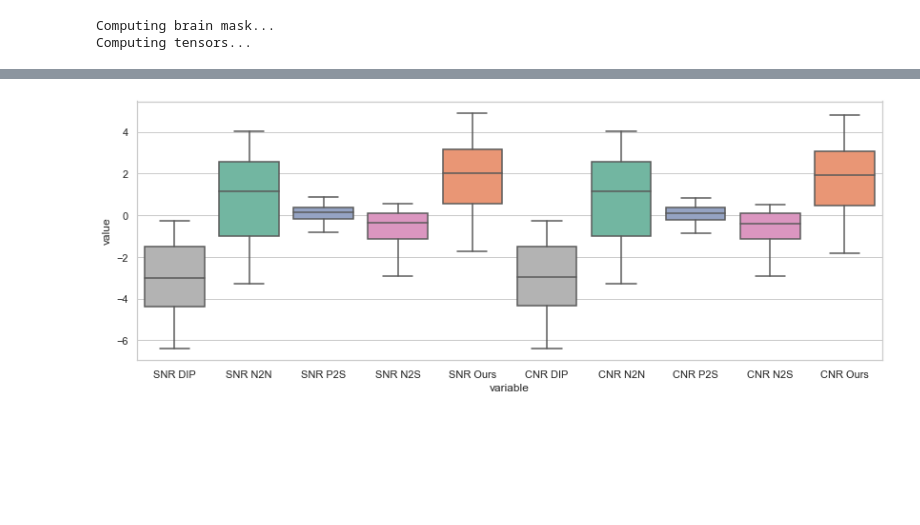
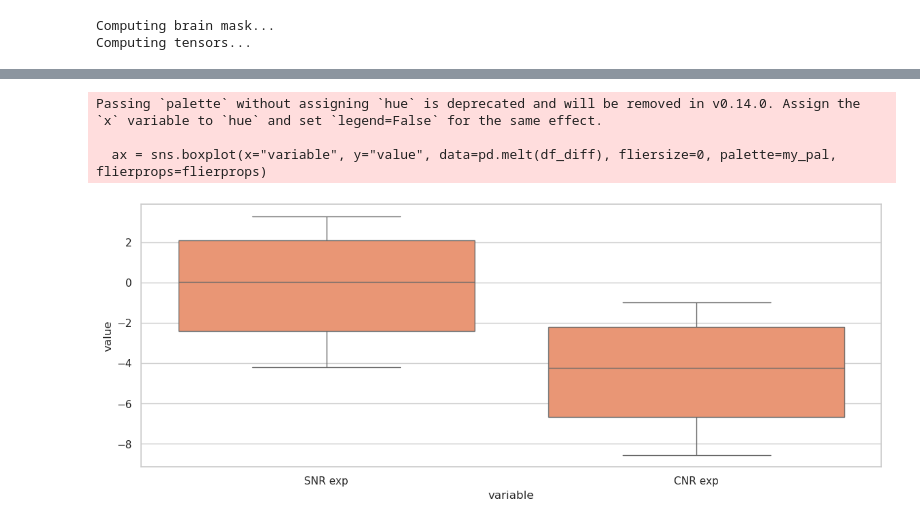
Before and after one commit to xiaoran007/DDM2, a Jupyter notebook: quantitative_metrics.ipynb, the cells around one changed output, grey strips where cells are left out. Drawn from its saved outputs; the diff is of its cells as text; code cells hidden in the pictures; blank space fills up the shorter version.

```diff
--- a/quantitative_metrics.ipynb
+++ b/quantitative_metrics.ipynb
@@ -198,29 +180,43 @@ our [CNR delta] mean: 1.7486 std: 1.6949 best: 4.8205 worst: -1.8113
 # %%
 %matplotlib inline
 import scipy.stats as stats
 import pandas as pd
 
-df_diff = pd.DataFrame({'SNR DIP':SNRs['dip'],
-                        'SNR N2N':SNRs['n2n'],
-                        'SNR P2S':SNRs['p2s'],
-                        'SNR N2S':SNRs['n2s'],
-                        'SNR Ours': SNRs['our'],
-                        'CNR DIP':CNRs['dip'],
-                        'CNR N2N':CNRs['n2n'],
-                        'CNR P2S':CNRs['p2s'],
-                        'CNR N2S':CNRs['n2s'],
-                        'CNR Ours': CNRs['our']})
+# df_diff = pd.DataFrame({'SNR DIP':SNRs['dip'],
+#                         'SNR N2N':SNRs['n2n'],
+#                         'SNR P2S':SNRs['p2s'],
+#                         'SNR N2S':SNRs['n2s'],
+#                         'SNR Ours': SNRs['our'],
+#                         'CNR DIP':CNRs['dip'],
+#                         'CNR N2N':CNRs['n2n'],
+#                         'CNR P2S':CNRs['p2s'],
+#                         'CNR N2S':CNRs['n2s'],
+#                         'CNR Ours': CNRs['our']})
+
+df_diff = pd.DataFrame({
+                        'SNR exp': SNRs['exp'],
+                        'CNR exp': CNRs['exp']})
 
 import seaborn as sns
 sns.set(rc={'figure.figsize':(14,5)})
 sns.set(style="whitegrid")
 set2 = sns.color_palette('Set2')
-my_pal = {"SNR DIP": set2[-1], "SNR N2N": set2[0], "SNR P2S": set2[2], "SNR N2S": set2[3], "SNR Ours": set2[1],
-          "CNR DIP": set2[-1], "CNR N2N": set2[0], "CNR P2S": set2[2], "CNR N2S": set2[3], "CNR Ours": set2[1]}
+# my_pal = {"SNR DIP": set2[-1], "SNR N2N": set2[0], "SNR P2S": set2[2], "SNR N2S": set2[3], "SNR Ours": set2[1],
+#           "CNR DIP": set2[-1], "CNR N2N": set2[0], "CNR P2S": set2[2], "CNR N2S": set2[3], "CNR Ours": set2[1]}
+my_pal = {"SNR exp": set2[1], "CNR exp": set2[1]}
 
-ax = sns.boxplot( x="variable", y="value", data=pd.melt(df_diff), fliersize=0, sym='', palette=my_pal)
+# Remove 'sym' and use 'flierprops' to hide outliers
+flierprops = dict(marker='o', markersize=0)  # Set marker size to 0 to hide outliers
+
+ax = sns.boxplot(x="variable", y="value", data=pd.melt(df_diff), fliersize=0, palette=my_pal, flierprops=flierprops)
+
+# ax = sns.boxplot( x="variable", y="value", data=pd.melt(df_diff), fliersize=0, sym='', palette=my_pal)
+# ax = sns.boxplot( x="variable", y="value", data=pd.melt(df_diff), fliersize=0, palette=my_pal)
 
 # plt.savefig('quantitative.svg', dpi=500, bbox_inches='tight')
 plt.show()
 # %% [output]
+Passing `palette` without assigning `hue` is deprecated and will be removed in v0.14.0. Assign the `x` variable to `hue` and set `legend=False` for the same effect.
+
+  ax = sns.boxplot(x="variable", y="value", data=pd.melt(df_diff), fliersize=0, palette=my_pal, flierprops=flierprops)
-[figure, old version]
+[figure, new version]
```
Also changed, not shown: parts of 4 cells of this notebook, 3 other files.
